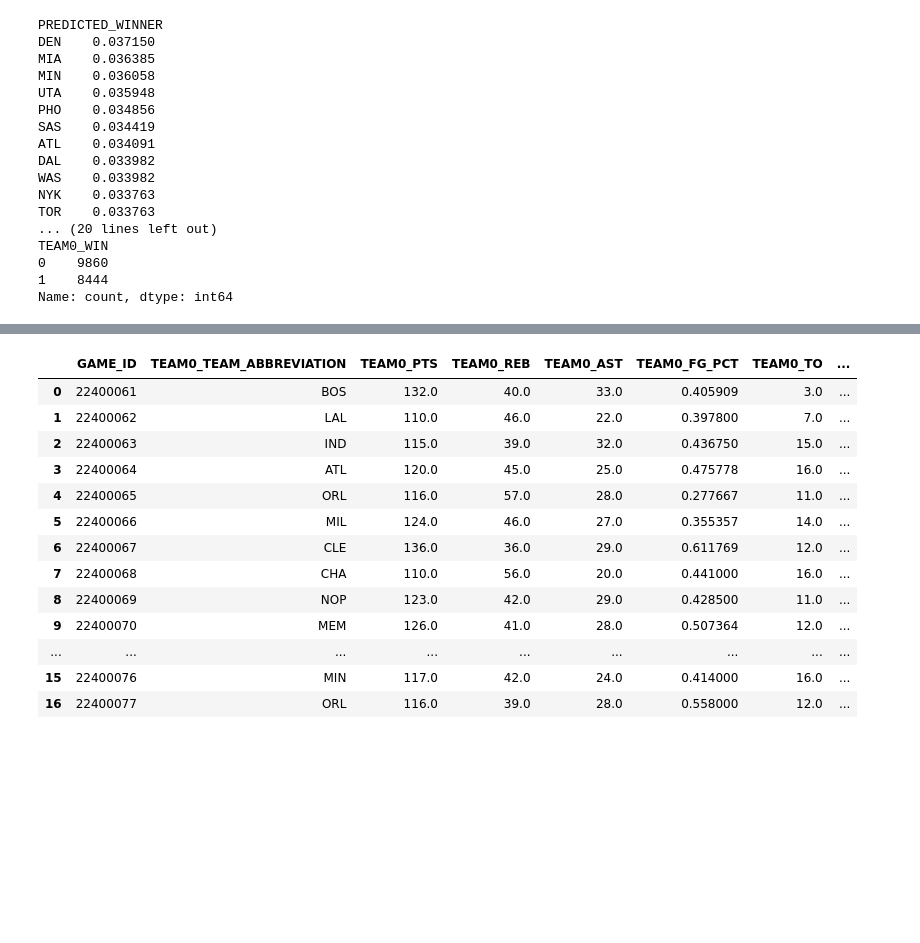
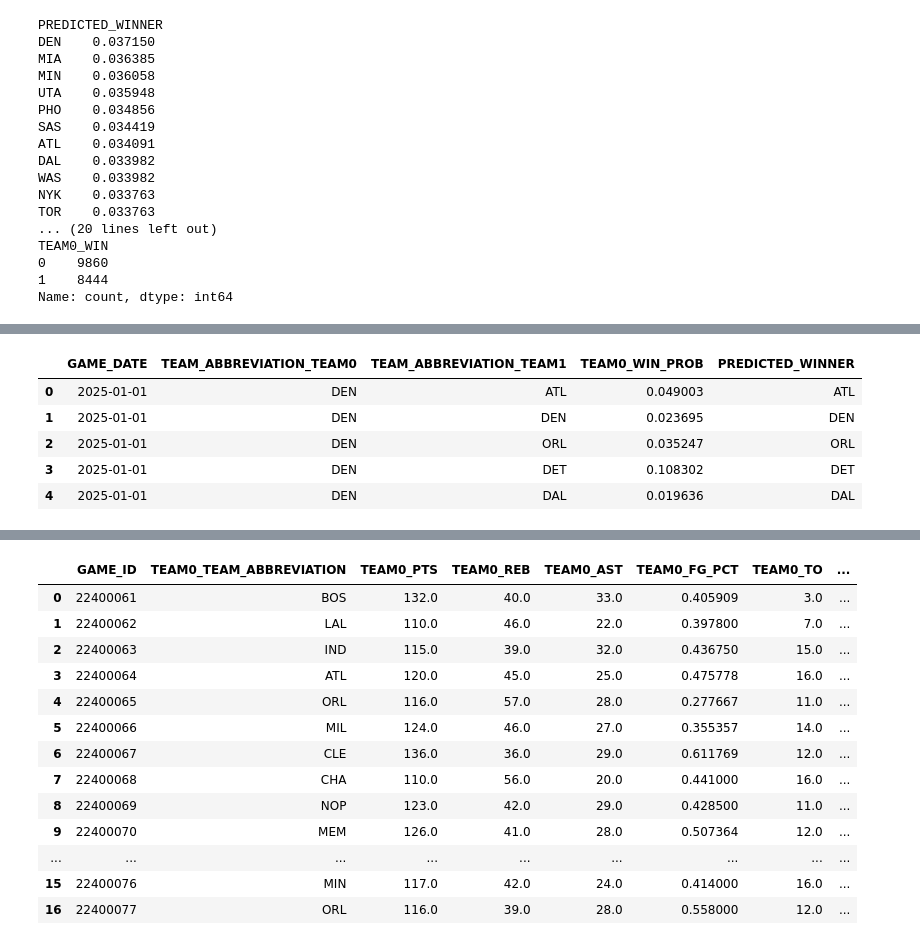
Before and after one commit to BihanDasgupta/ShotMint, a Jupyter notebook: MintShooter_RNN_Model.ipynb, the cells around one changed output, grey strips where cells are left out. Drawn from its saved outputs; the diff is of its cells as text; code cells hidden in the pictures; blank space fills up the shorter version.

```diff
--- a/MintShooter_RNN_Model.ipynb
+++ b/MintShooter_RNN_Model.ipynb
@@ -819,0 +1005,84 @@ Name: count, dtype: int64
+# %%
+# ========================
+# 5. Load 2025 Data and Predict
+# ========================
+df_2025 = pd.read_csv("nba_elo_2025_pairwise.csv")
+
+df_2025 = df_2025.rename(columns={
+    'ELO_TEAM0': 'TEAM0_ELO',
+    'ELO_TEAM1': 'TEAM1_ELO'
+})
+df_2025 = df_2025.drop(columns=['SCORE_TEAM0', 'SCORE_TEAM1'], errors='ignore')
+
+for col in ['TEAM0_PTS', 'TEAM1_PTS', 'TEAM0_REB', 'TEAM1_REB',
+            'TEAM0_AST', 'TEAM1_AST', 'TEAM0_FG_PCT', 'TEAM1_FG_PCT']:
+    df_2025[col] = 0
+
+X_2025 = df_2025[numeric_features].fillna(0)
+X_2025 = scaler.transform(X_2025)
+
+preds = best_model.predict(X_2025)
+df_2025['TEAM0_WIN_PROB'] = preds
+df_2025['PREDICTED_WINNER'] = np.where(
+    df_2025['TEAM0_WIN_PROB'] >= 0.5,
+    df_2025['TEAM_ABBREVIATION_TEAM0'],
+    df_2025['TEAM_ABBREVIATION_TEAM1']
+)
+
+display(df_2025[['GAME_DATE', 'TEAM_ABBREVIATION_TEAM0', 'TEAM_ABBREVIATION_TEAM1',
+                 'TEAM0_WIN_PROB', 'PREDICTED_WINNER']].head())
+
+# ========================
+# 6. Evaluate 2025 Predictions
+# ========================
+df_actual = pd.read_csv("nba_elo_2025_pairwise.csv")
+df_actual['ACTUAL_WINNER'] = np.where(
+    df_actual['SCORE_TEAM0'] > df_actual['SCORE_TEAM1'],
+    df_actual['TEAM_ABBREVIATION_TEAM0'],
+    df_actual['TEAM_ABBREVIATION_TEAM1']
+)
+
+df_actual['MATCHUP_ID'] = (
+    df_actual['GAME_DATE'] + "_" +
+    df_actual['TEAM_ABBREVIATION_TEAM0'] + "_" +
+    df_actual['TEAM_ABBREVIATION_TEAM1']
+)
+df_2025['MATCHUP_ID'] = (
+    df_2025['GAME_DATE'] + "_" +
+    df_2025['TEAM_ABBREVIATION_TEAM0'] + "_" +
+    df_2025['TEAM_ABBREVIATION_TEAM1']
+)
+
+df_actual_unique = df_actual.drop_duplicates(subset=['MATCHUP_ID'])
+df_pred_unique = df_2025.drop_duplicates(subset=['MATCHUP_ID'])
+
+df_merged = df_actual_unique.merge(
+    df_pred_unique[['MATCHUP_ID', 'TEAM0_WIN_PROB', 'PREDICTED_WINNER']],
+    on='MATCHUP_ID'
+)
+
+accuracy = np.mean(df_merged['PREDICTED_WINNER'] == df_merged['ACTUAL_WINNER'])
+print(f"✅ 2025 Prediction Accuracy (So Far): {accuracy:.2%}")
+
+# Show additional diagnostics
+print("🏀 PREDICTED WINNERS (Top 10):")
+print(df_merged['PREDICTED_WINNER'].value_counts(normalize=True).head(10))
+
+print("🏀 ACTUAL WINNERS (Top 10):")
+print(df_merged['ACTUAL_WINNER'].value_counts(normalize=True).head(10))
+
+# Confusion matrix for TEAM0-based binary classification
+df_merged['SCORE_TEAM0'] = df_actual_unique.set_index('MATCHUP_ID').loc[
+    df_merged['MATCHUP_ID'], 'SCORE_TEAM0'
+].values
+df_merged['SCORE_TEAM1'] = df_actual_unique.set_index('MATCHUP_ID').loc[
+    df_merged['MATCHUP_ID'], 'SCORE_TEAM1'
+].values
+
+df_merged['TEAM0_WIN'] = (df_merged['SCORE_TEAM0'] > df_merged['SCORE_TEAM1']).astype(int)
+df_merged['PRED_TEAM0_WIN'] = (df_merged['TEAM0_WIN_PROB'] >= 0.5).astype(int)
+
+print("🧾 Confusion Matrix (2025 TEAM0 wins):")
+print(pd.crosstab(df_merged['TEAM0_WIN'], df_merged['PRED_TEAM0_WIN'],
+                  rownames=['Actual TEAM0_WIN'], colnames=['Predicted TEAM0_WIN'], margins=True))
+# %% [output]
@@ -819,0 +1090,6 @@ Name: count, dtype: int64
+|  | GAME_DATE | TEAM_ABBREVIATION_TEAM0 | TEAM_ABBREVIATION_TEAM1 | TEAM0_WIN_PROB | PREDICTED_WINNER |
+| 0 | 2025-01-01 | DEN | ATL | 0.049003 | ATL |
+| 1 | 2025-01-01 | DEN | DEN | 0.023695 | DEN |
+| 2 | 2025-01-01 | DEN | ORL | 0.035247 | ORL |
+| 3 | 2025-01-01 | DEN | DET | 0.108302 | DET |
+| 4 | 2025-01-01 | DEN | DAL | 0.019636 | DAL |
```
Also changed, not shown: parts of 3 cells of this notebook, 33 other files.
